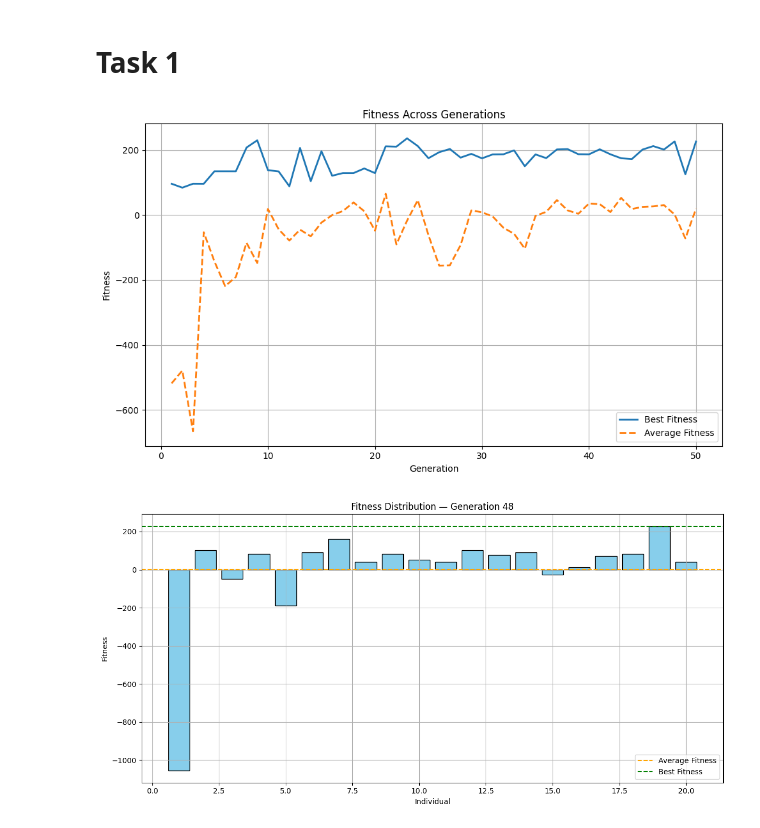
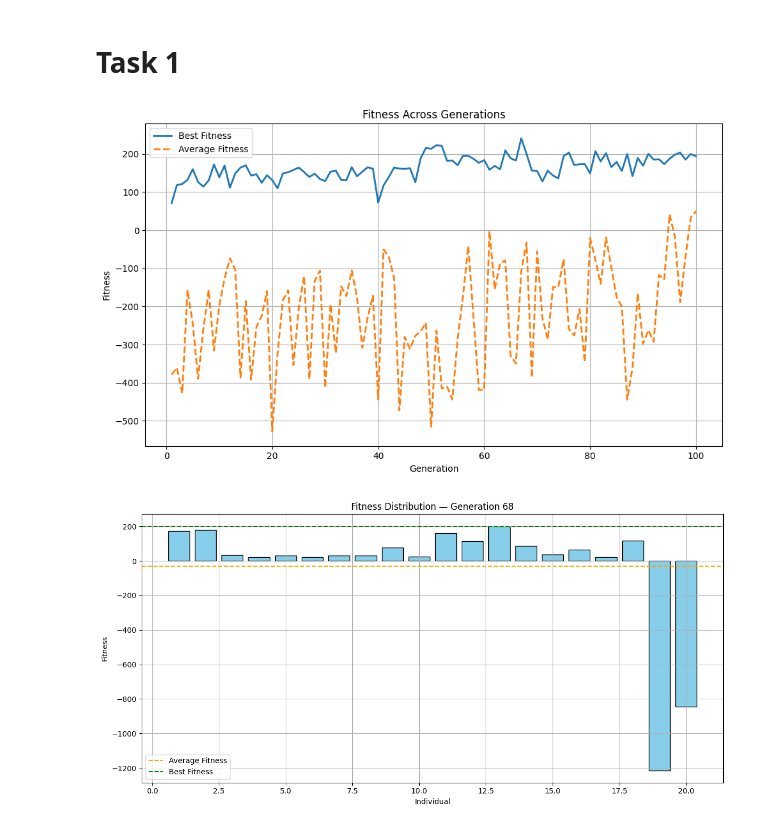
Before and after one commit to FabianoBusca/learning_machines, a Jupyter notebook: catkin_ws/src/learning_machines/src/learning_machines/plot_actions.ipynb, the cells around one changed output. Drawn from its saved outputs; the diff is of its cells as text; code cells hidden in the pictures.

```diff
--- a/catkin_ws/src/learning_machines/src/learning_machines/plot_actions.ipynb
+++ b/catkin_ws/src/learning_machines/src/learning_machines/plot_actions.ipynb
@@ -48,9 +48,9 @@ from pathlib import Path
 import matplotlib.pyplot as plt
 import pandas as pd
 
-log_pat = Path("../../../../../results/logs/evolution")
+log_pat = Path("../../../../../results/logs")
 # %%
-with open(log_pat / "run_20250611-095156/evolution_log.json") as f:
+with open(log_pat / "food_evolution/run_20250619-220739/evolution_log.json") as f:
     data = json.load(f)
 
 best_fitness_per_gen = data["best_fitness_per_gen"]
@@ -69,25 +69,25 @@ plt.grid(True)
 plt.tight_layout()
 plt.show()
 # %% [output]
-[figure, old version]
+[figure, new version]
 # %%
-with open(log_pat / "run_20250611-095156/generation_48_summary.json") as f:
+with open(log_pat / "food_evolution/run_20250619-220739/generation_68_summary.json") as f:
     data = json.load(f)
 
 fitness_values = [ind["fitness"] for ind in data["individuals"]]
 individual_ids = list(range(1, len(fitness_values) + 1))
 
 plt.figure(figsize=(12, 6))
 plt.bar(individual_ids, fitness_values, color='skyblue', edgecolor='black')
 plt.axhline(data["avg_fitness"], color='orange', linestyle='--', label='Average Fitness')
 plt.axhline(data["best_fitness"], color='green', linestyle='--', label='Best Fitness')
 plt.xlabel("Individual")
 plt.ylabel("Fitness")
 plt.title(f"Fitness Distribution — Generation {data['generation']}")
 plt.legend()
 plt.grid(True)
 plt.tight_layout()
 plt.show()
 # %% [output]
-[figure, old version]
+[figure, new version]
 # %%
```
Also changed, not shown: parts of 4 cells of this notebook, 7 other files.
